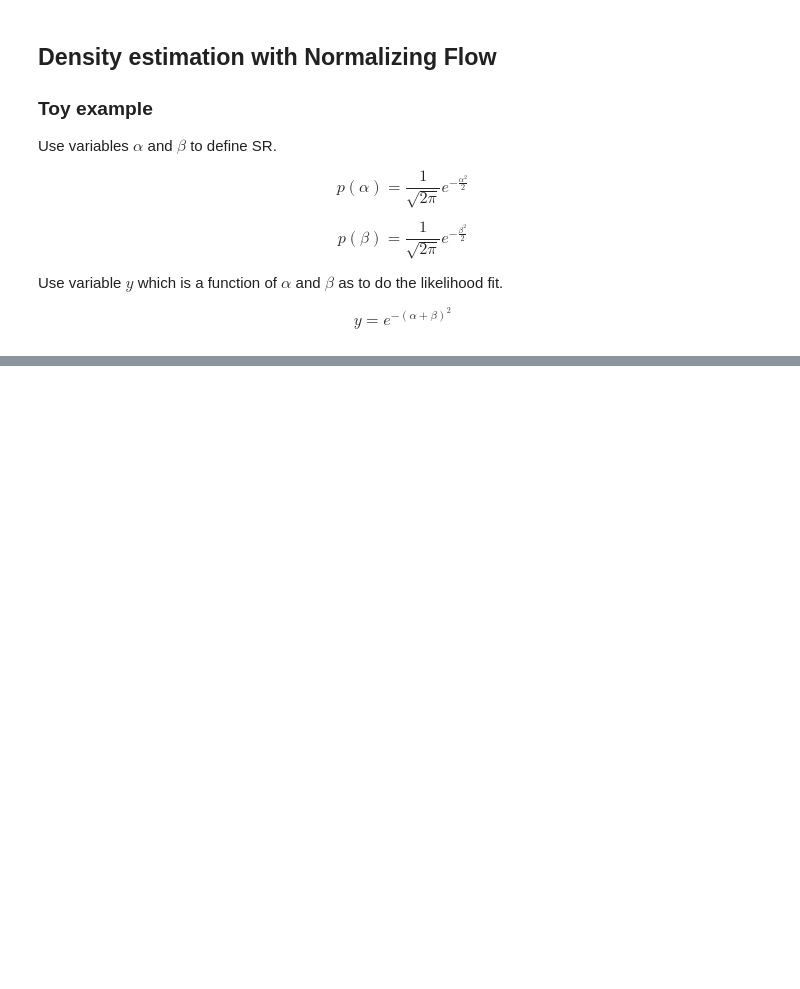
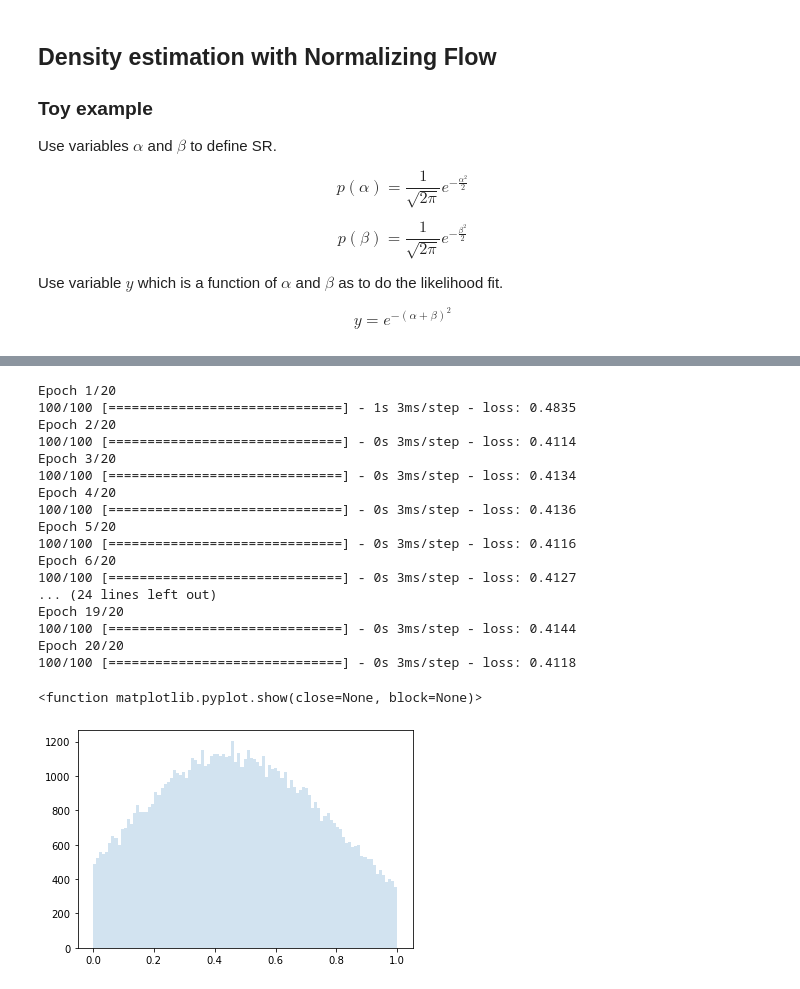
Before and after one commit to hep-lbdl/non-resonant-AD-extrapolation, a Jupyter notebook: Example.ipynb, the cells around one changed output, grey strips where cells are left out. Drawn from its saved outputs; the diff is of its cells as text; code cells hidden in the pictures; blank space fills up the shorter version.

```diff
--- a/Example.ipynb
+++ b/Example.ipynb
@@ -170,0 +159,27 @@ plt.show()
+# %%
+Y = np.exp(-(x1+x2)**2)
+samples = train(Y)
+sample2 = np.array(samples[:,0])
+bins = np.linspace(0.0, 1.0, 100)
+plt.hist(sample2, bins, alpha = 0.2)
+plt.show
+# %% [output]
+Epoch 1/20
+100/100 [==============================] - 1s 3ms/step - loss: 0.4835
+Epoch 2/20
+100/100 [==============================] - 0s 3ms/step - loss: 0.4114
+Epoch 3/20
+100/100 [==============================] - 0s 3ms/step - loss: 0.4134
+Epoch 4/20
+100/100 [==============================] - 0s 3ms/step - loss: 0.4136
+Epoch 5/20
+100/100 [==============================] - 0s 3ms/step - loss: 0.4116
+Epoch 6/20
+100/100 [==============================] - 0s 3ms/step - loss: 0.4127
+... (24 lines left out)
+Epoch 19/20
+100/100 [==============================] - 0s 3ms/step - loss: 0.4144
+Epoch 20/20
+100/100 [==============================] - 0s 3ms/step - loss: 0.4118
+<function matplotlib.pyplot.show(close=None, block=None)>
+[figure, added]
```
Also changed, not shown: parts of 11 cells of this notebook.
